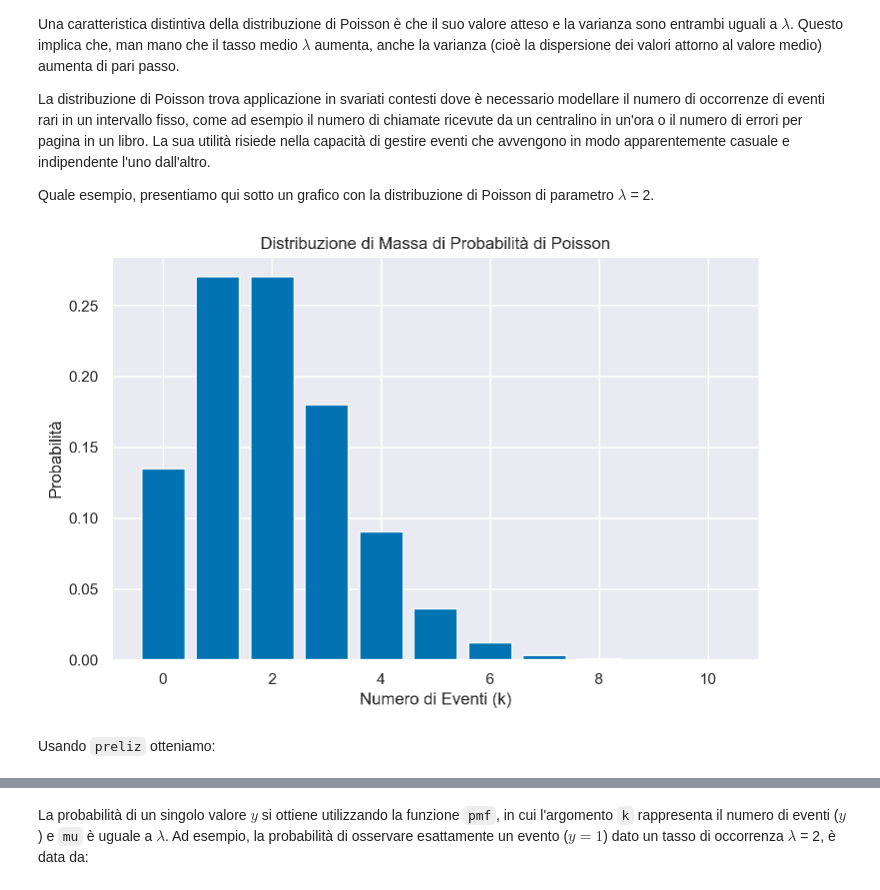
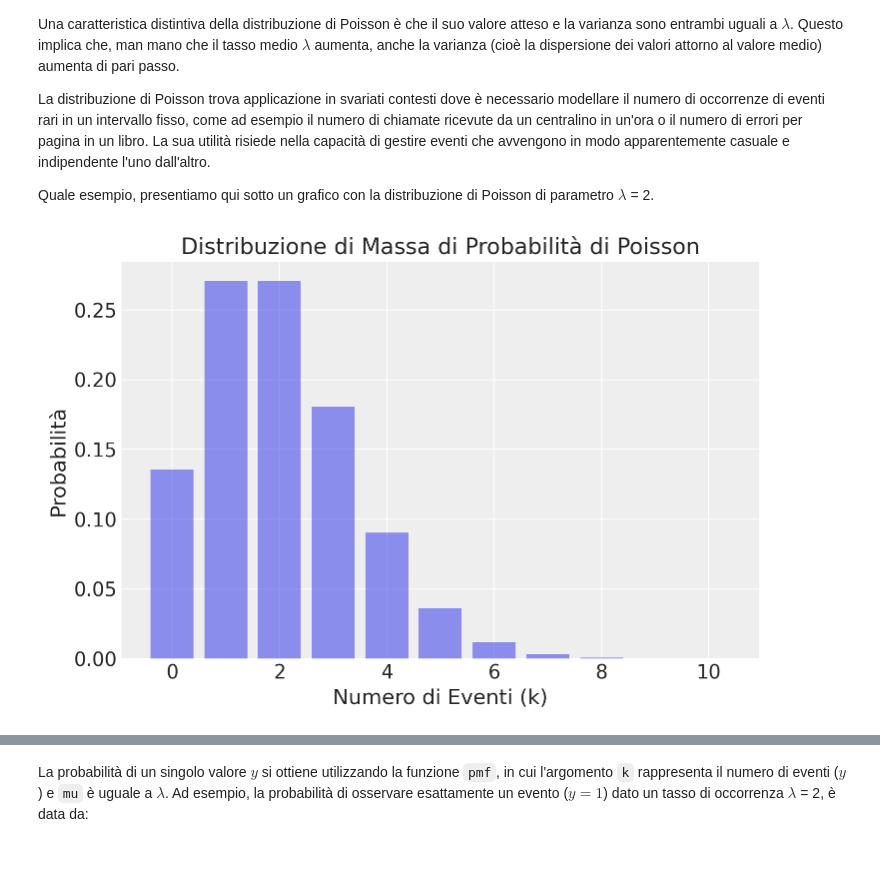
Before and after one commit to ccaudek/ds4p, a Jupyter notebook: _build/jupyter_execute/chapter_3/07_discr_rv_distr.ipynb, the cells around one changed output, grey strips where cells are left out. Cells and saved outputs as stored; diff of their text form; code cells hidden in the pictures; blank space fills up the shorter version.

```diff
--- a/_build/jupyter_execute/chapter_3/07_discr_rv_distr.ipynb
+++ b/_build/jupyter_execute/chapter_3/07_discr_rv_distr.ipynb
@@ -34,7 +30,6 @@ ModuleNotFoundError: No module named 'preliz'
 RANDOM_SEED = 42
 rng = np.random.default_rng(RANDOM_SEED)
 az.style.use("arviz-darkgrid")
-sns.set_theme(palette="colorblind")
 # %% [markdown]
 ## Distribuzione Bernoulliana
 
@@ -358,25 +391,23 @@ Quale esempio, presentiamo qui sotto un grafico con la distribuzione di Poisson
 # %%
 # Tasso medio di occorrenza di eventi
 lambda_value = 2
 
 # Creazione della distribuzione di Poisson con il tasso medio specificato
 poisson_dist = stats.poisson(mu=lambda_value)
 
 # Calcolo della probabilità di avere un certo numero di eventi
 k_values = range(0, 11)  # Consideriamo valori da 0 a 10
 
 # Calcolo delle probabilità corrispondenti
 probabilities = poisson_dist.pmf(k_values)
 
 plt.figure()
 
 # Plot della distribuzione di massa di probabilità
-plt.bar(k_values, probabilities)
+plt.bar(k_values, probabilities, alpha=0.5)
 plt.xlabel('Numero di Eventi (k)')
 plt.ylabel('Probabilità')
 plt.title('Distribuzione di Massa di Probabilità di Poisson')
 plt.show()
 # %% [output]
-[figure, old version]
+[figure, new version]
-# %% [markdown]
-Usando `preliz` otteniamo:
```
Also changed, not shown: parts of 36 cells of this notebook, 11 other files.
